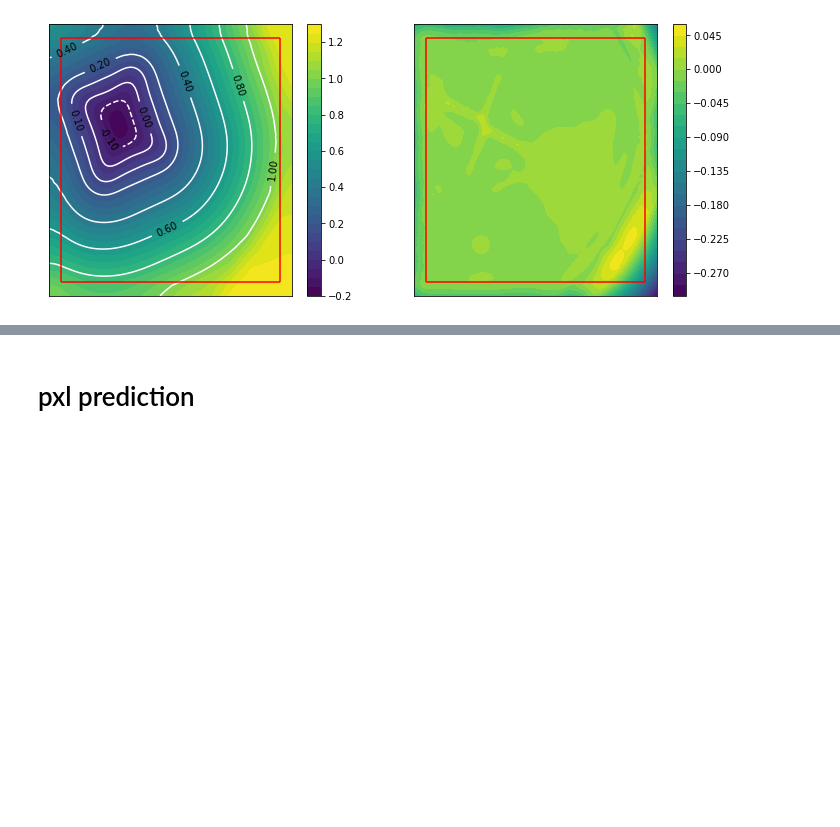
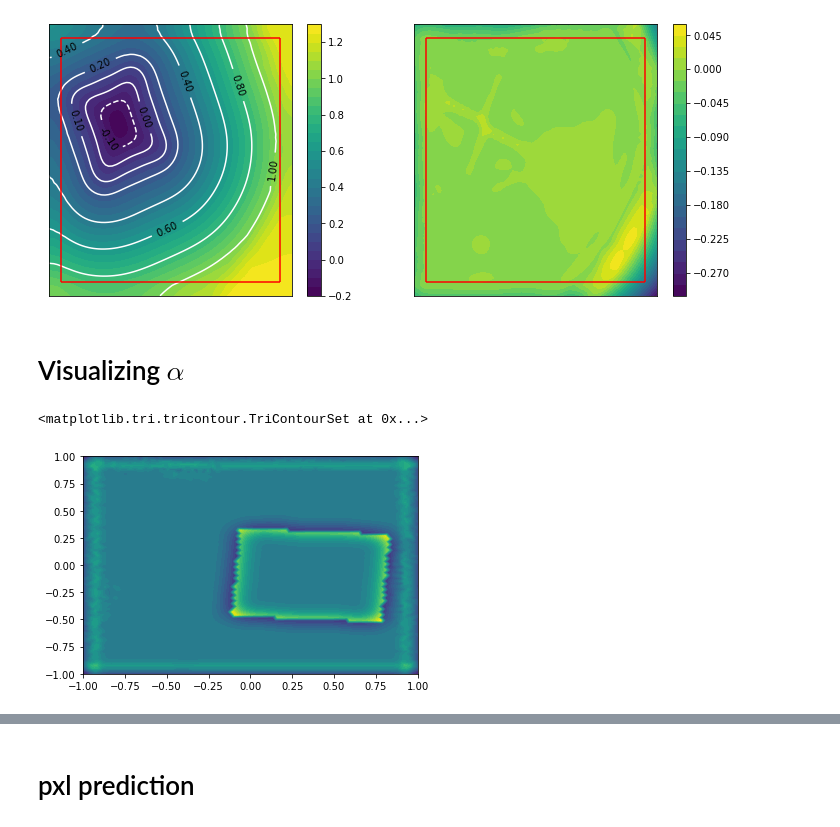
Before and after one commit to amaleki2/sdf-predict-graph, a Jupyter notebook: runs.ipynb, the cells around one changed output, grey strips where cells are left out. Cells and saved outputs as stored; diff of their text form; code cells hidden in the pictures; blank space fills up the shorter version.

```diff
--- a/runs.ipynb
+++ b/runs.ipynb
@@ -18,8 +18,8 @@ lr_0 = 0.001
 # %%
 edge_weight = True
 radius = 0.1
-batch_size = 50
-data_folder = "data2/dataset_5/graph1/"
+batch_size = 15
+data_folder = "data2/dataset_6/graph2/"
 train_data = get_sdf_data_loader(n_objects, data_folder, batch_size, edge_weight=edge_weight)
 # %% [output]
 preparing sdf data loader
@@ -77,3 +79,38 @@ plot_results_diff(model, train_data, border=0.1, ndata=10, levels=[-0.2, -0.1, 0
 [figure]
 [figure]
 [figure]
+# %% [markdown]
+# Visualizing $\alpha$
+# %%
+device = 'cpu'
+model = model.to(device)
+model.load_state_dict(torch.load("models/model" + save_name + ".pth", map_location=device))
+model.eval()
+with torch.no_grad():
+    for i, d in enumerate(train_data):
+        d = d.to(device=device)
+        pred, alphas = model.estimators[0](d.x, d.edge_index, return_attention_weights=True)
+        pred2 = model.act(pred)
+        pred3, alphas2 = model.estimators[1](pred2, d.edge_index, return_attention_weights=True)
+        break
+
+cells = d.face.numpy()
+points = d.x.numpy()
+points[:, 2] = 0.
+mesh = meshio.Mesh(points=points, cells=[("triangle", cells.T)])
+# %%
+n_nodes = d.x.shape[0]
+n_edges = d.edge_index.shape[1]
+edges, alphas = alphas[0].numpy(), alphas[1].numpy()
+edges2, alphas2 = alphas2[0].numpy(), alphas2[1].numpy()
+# %%
+node_attensions = np.zeros(n_nodes)
+for i in range(n_edges):
+    e1, e2 = edges[:, i]
+    w = alphas[i, 0]
+    node_attensions[e1] += w
+    node_attensions[e2] += w
+plot_mesh(mesh, vals=node_attensions)
+# %% [output]
+<matplotlib.tri.tricontour.TriContourSet at 0x...>
+[figure, added]
```
Also changed, not shown: parts of 12 cells of this notebook, 5 other files.
